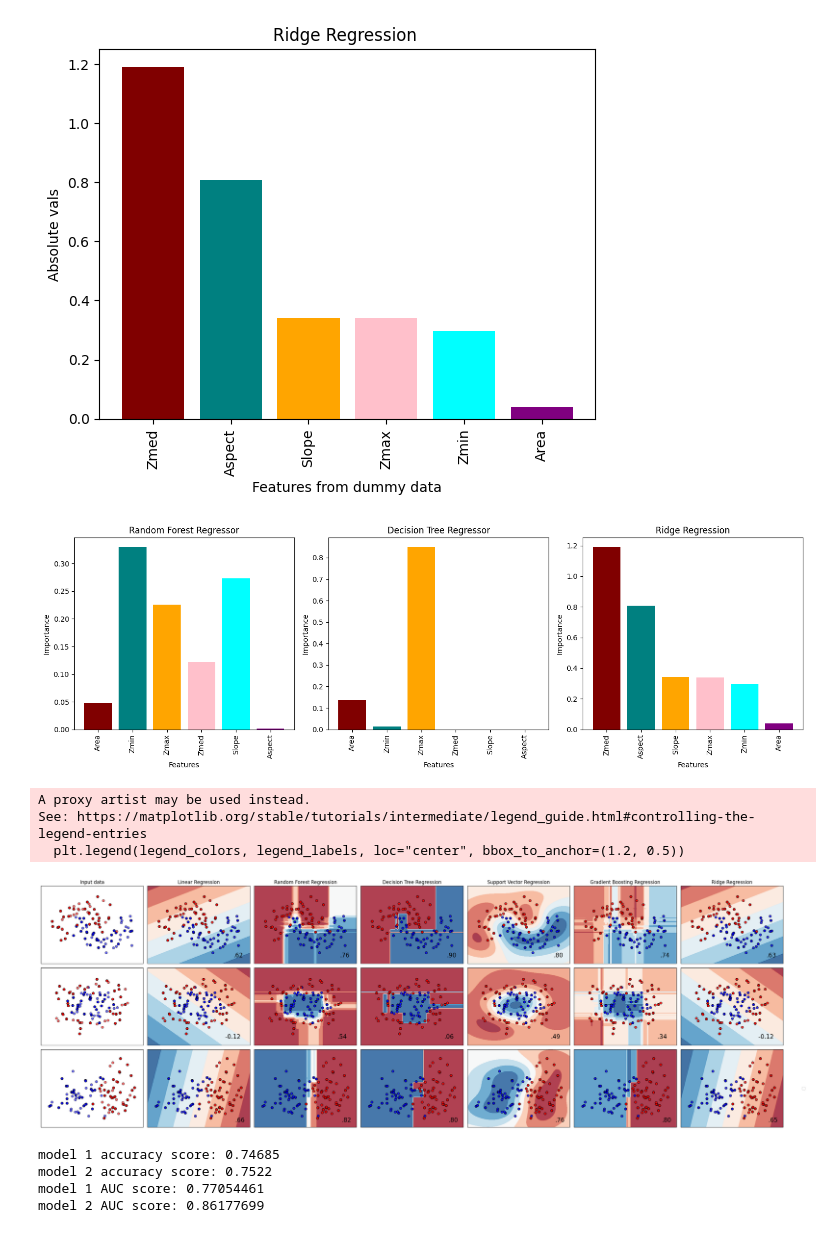
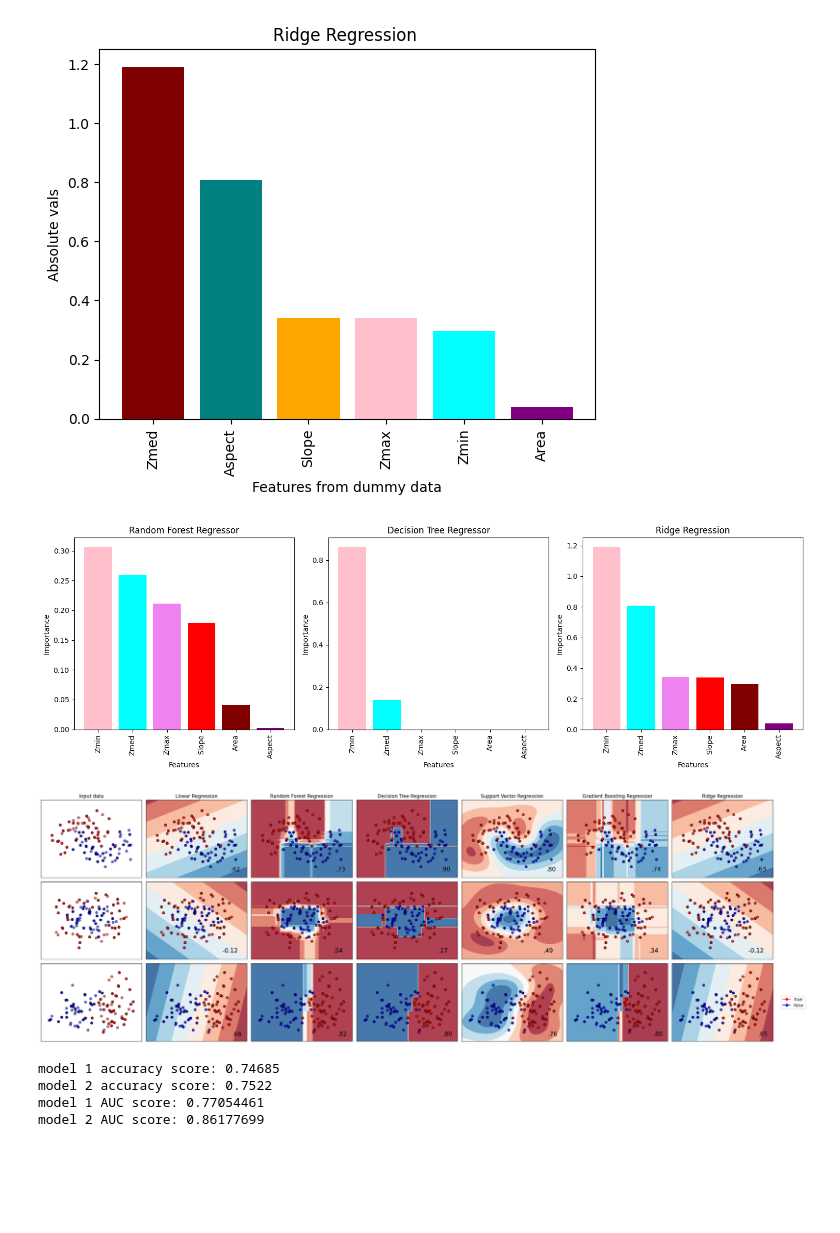
Before and after one commit to RaineyAbe/snow-cover-mapping-application, a Jupyter notebook: model_snowline_elevations.ipynb, the cells around one changed output. Drawn from its saved outputs; the diff is of its cells as text; code cells hidden in the pictures; blank space fills up the shorter version.

```diff
--- a/model_snowline_elevations.ipynb
+++ b/model_snowline_elevations.ipynb
@@ -38,10 +54,10 @@ os.listdir('drive/MyDrive/Research/PhD/snow_cover_mapping/snow_cover_mapping_app
 # Load training data
 
 #ALEXANDRA'S PATH TO DATA
-path_to_folder = ('drive/MyDrive/snow_cover_mapping_application/snow-cover-mapping-application/')
+# path_to_folder = ('drive/MyDrive/snow_cover_mapping_application/snow-cover-mapping-application/')
 
 # RAINEY'S PATH TO DATA
-#path_to_folder = 'drive/MyDrive/Research/PhD/snow_cover_mapping/snow_cover_mapping_application/snow-cover-mapping-application/'
+path_to_folder = 'drive/MyDrive/Research/PhD/snow_cover_mapping/snow_cover_mapping_application/snow-cover-mapping-application/'
 
 fn = 'training_data.csv' # file name
 df = pd.read_csv(path_to_folder + fn)
@@ -391,51 +412,69 @@ from sklearn.tree import DecisionTreeRegressor
 from sklearn.linear_model import Ridge
 
 fn = 'training_data.csv'
-#df = pd.read_csv(path_to_folder + fn)
+#df = pd.read_csv(fn)
 #df.drop('Unnamed: 0', axis=1, inplace=True)
 
 training_columns = ['Area', 'Zmin', 'Zmax', 'Zmed', 'Slope', 'Aspect']
 labels = 'snowlines_elevs_median_m'
 X = df[training_columns]
 y = df[labels]
 
 random_forest = RandomForestRegressor()
 decision_tree = DecisionTreeRegressor()
 ridge_regression = Ridge()
 
 random_forest.fit(X, y)
 decision_tree.fit(X, y)
 ridge_regression.fit(X, y)
 
 fig, axs = plt.subplots(1, 3, figsize=(15, 5))
 
-axs[0].bar(range(len(training_columns)), random_forest.feature_importances_, color=['maroon', 'teal', 'orange', 'pink', 'cyan', 'purple'])
-axs[0].set_xticks(range(len(training_columns)))
-axs[0].set_xticklabels(training_columns, rotation='vertical')
+colors = {
+    'Area': 'maroon',
+    'Zmin': 'pink',
+    'Zmax': 'violet',
+    'Zmed': 'cyan',
+    'Slope': 'red',
+    'Aspect': 'purple'
+}
+
+rf_feature_importances = random_forest.feature_importances_
+dt_feature_importances = decision_tree.feature_importances_
+ridge_feature_importances = np.abs(ridge_regression.coef_)
+
+sorted_rf_indices = np.argsort(rf_feature_importances)[::-1]
+sorted_dt_indices = np.argsort(dt_feature_importances)[::-1]
+sorted_ridge_indices = np.argsort(ridge_feature_importances)[::-1]
+
+sorted_rf_feature_importances = rf_feature_importances[sorted_rf_indices]
+sorted_dt_feature_importances = dt_feature_importances[sorted_dt_indices]
+sorted_ridge_feature_importances = ridge_feature_importances[sorted_ridge_indices]
+
+sorted_training_columns = np.array(training_columns)[sorted_rf_indices]
+
+axs[0].bar(range(len(sorted_rf_feature_importances)), sorted_rf_feature_importances, color=[colors[column] for column in sorted_training_columns])
+axs[0].set_xticks(range(len(sorted_rf_feature_importances)))
+axs[0].set_xticklabels(sorted_training_columns, rotation='vertical')
 axs[0].set_xlabel('Features')
 axs[0].set_ylabel('Importance')
 axs[0].set_title('Random Forest Regressor')
 
-axs[1].bar(range(len(training_columns)), decision_tree.feature_importances_, color=['maroon', 'teal', 'orange', 'pink', 'cyan', 'purple'])
-axs[1].set_xticks(range(len(training_columns)))
-axs[1].set_xticklabels(training_columns, rotation='vertical')
+axs[1].bar(range(len(sorted_dt_feature_importances)), sorted_dt_feature_importances, color=[colors[column] for column in sorted_training_columns])
+axs[1].set_xticks(range(len(sorted_dt_feature_importances)))
+axs[1].set_xticklabels(sorted_training_columns, rotation='vertical')
 axs[1].set_xlabel('Features')
 axs[1].set_ylabel('Importance')
 axs[1].set_title('Decision Tree Regressor')
 
-coefficients = np.abs(ridge_regression.coef_)
-sorted_indices = np.argsort(coefficients)[::-1]
-sorted_coefficients = coefficients[sorted_indices]
-sorted_feature_names = np.array(training_columns)[sorted_indices]
-axs[2].bar(range(len(sorted_coefficients)), sorted_coefficients, color=['maroon', 'teal', 'orange', 'pink', 'cyan', 'purple'])
-axs[2].set_xticks(range(len(sorted_coefficients)))
-axs[2].set_xticklabels(sorted_feature_names, rotation='vertical')
+axs[2].bar(range(len(sorted_ridge_feature_importances)), sorted_ridge_feature_importances, color=[colors[column] for column in sorted_training_columns])
+axs[2].set_xticks(range(len(sorted_ridge_feature_importances)))
+axs[2].set_xticklabels(sorted_training_columns, rotation='vertical')
 axs[2].set_xlabel('Features')
 axs[2].set_ylabel('Importance')
 axs[2].set_title('Ridge Regression')
 
-
 plt.tight_layout()
 plt.show()
 # %% [output]
-[figure, old version]
+[figure, new version]
@@ -555,15 +596,14 @@ for ds_cnt, ds in enumerate(datasets):
 
 legend_colors = ["r", "b"]
 legend_labels = ["True", "False"]
-plt.legend(legend_colors, legend_labels, loc="center", bbox_to_anchor=(1.2, 0.5))
+handles = [plt.Line2D([], [], marker='o', color=color, label=label) for color, label in zip(legend_colors, legend_labels)]
+plt.legend(handles=handles, loc="center", bbox_to_anchor=(1.2, 0.5))
+
 
 plt.tight_layout()
 plt.show()
 # %% [output]
-A proxy artist may be used instead.
-See: https://matplotlib.org/stable/tutorials/intermediate/legend_guide.html#controlling-the-legend-entries
-  plt.legend(legend_colors, legend_labels, loc="center", bbox_to_anchor=(1.2, 0.5))
-[figure, old version]
+[figure, new version]
 # %%
 
 #Next steps:
```
Also changed, not shown: parts of 5 cells of this notebook, 8 other files.
